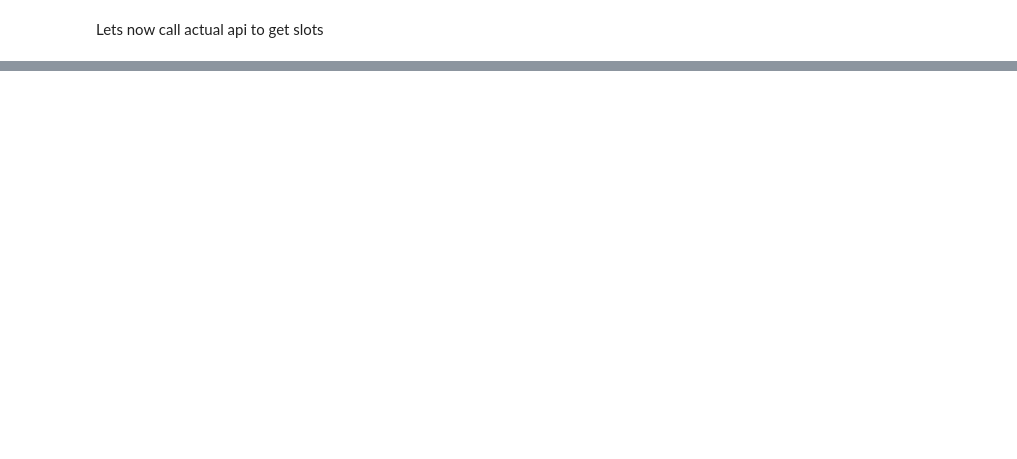
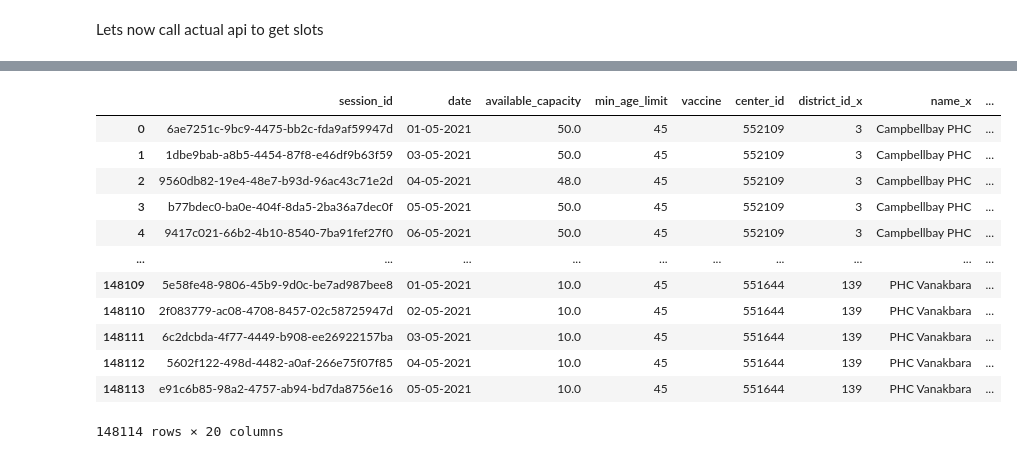
Before and after one commit to shashanksingh/blog_redux, a Jupyter notebook: _notebooks/2021-04-30-covid-vacctionations-slots-in-india.ipynb, the cells around one changed output, grey strips where cells are left out. Drawn from its saved outputs; the diff is of its cells as text; code cells hidden in the pictures; blank space fills up the shorter version.

```diff
--- a/_notebooks/2021-04-30-covid-vacctionations-slots-in-india.ipynb
+++ b/_notebooks/2021-04-30-covid-vacctionations-slots-in-india.ipynb
@@ -255,0 +201,16 @@ KeyError: 'center_id'
+# %%
+session_center_district_df
+# %% [output]
+|  | session_id | date | available_capacity | min_age_limit | vaccine | center_id | district_id_x | name_x | ... |
+| 0 | 6ae7251c-9bc9-4475-bb2c-fda9af59947d | 01-05-2021 | 50.0 | 45 |  | 552109 | 3 | Campbellbay PHC | ... |
+| 1 | 1dbe9bab-a8b5-4454-87f8-e46df9b63f59 | 03-05-2021 | 50.0 | 45 |  | 552109 | 3 | Campbellbay PHC | ... |
+| 2 | 9560db82-19e4-48e7-b93d-96ac43c71e2d | 04-05-2021 | 48.0 | 45 |  | 552109 | 3 | Campbellbay PHC | ... |
+| 3 | b77bdec0-ba0e-404f-8da5-2ba36a7dec0f | 05-05-2021 | 50.0 | 45 |  | 552109 | 3 | Campbellbay PHC | ... |
+| 4 | 9417c021-66b2-4b10-8540-7ba91fef27f0 | 06-05-2021 | 50.0 | 45 |  | 552109 | 3 | Campbellbay PHC | ... |
+| ... | ... | ... | ... | ... | ... | ... | ... | ... | ... |
+| 148109 | 5e58fe48-9806-45b9-9d0c-be7ad987bee8 | 01-05-2021 | 10.0 | 45 |  | 551644 | 139 | PHC Vanakbara | ... |
+| 148110 | 2f083779-ac08-4708-8457-02c58725947d | 02-05-2021 | 10.0 | 45 |  | 551644 | 139 | PHC Vanakbara | ... |
+| 148111 | 6c2dcbda-4f77-4449-b908-ee26922157ba | 03-05-2021 | 10.0 | 45 |  | 551644 | 139 | PHC Vanakbara | ... |
+| 148112 | 5602f122-498d-4482-a0af-266e75f07f85 | 04-05-2021 | 10.0 | 45 |  | 551644 | 139 | PHC Vanakbara | ... |
+| 148113 | e91c6b85-98a2-4757-ab94-bd7da8756e16 | 05-05-2021 | 10.0 | 45 |  | 551644 | 139 | PHC Vanakbara | ... |
+148114 rows × 20 columns
```
Also changed, not shown: parts of 11 cells of this notebook.
